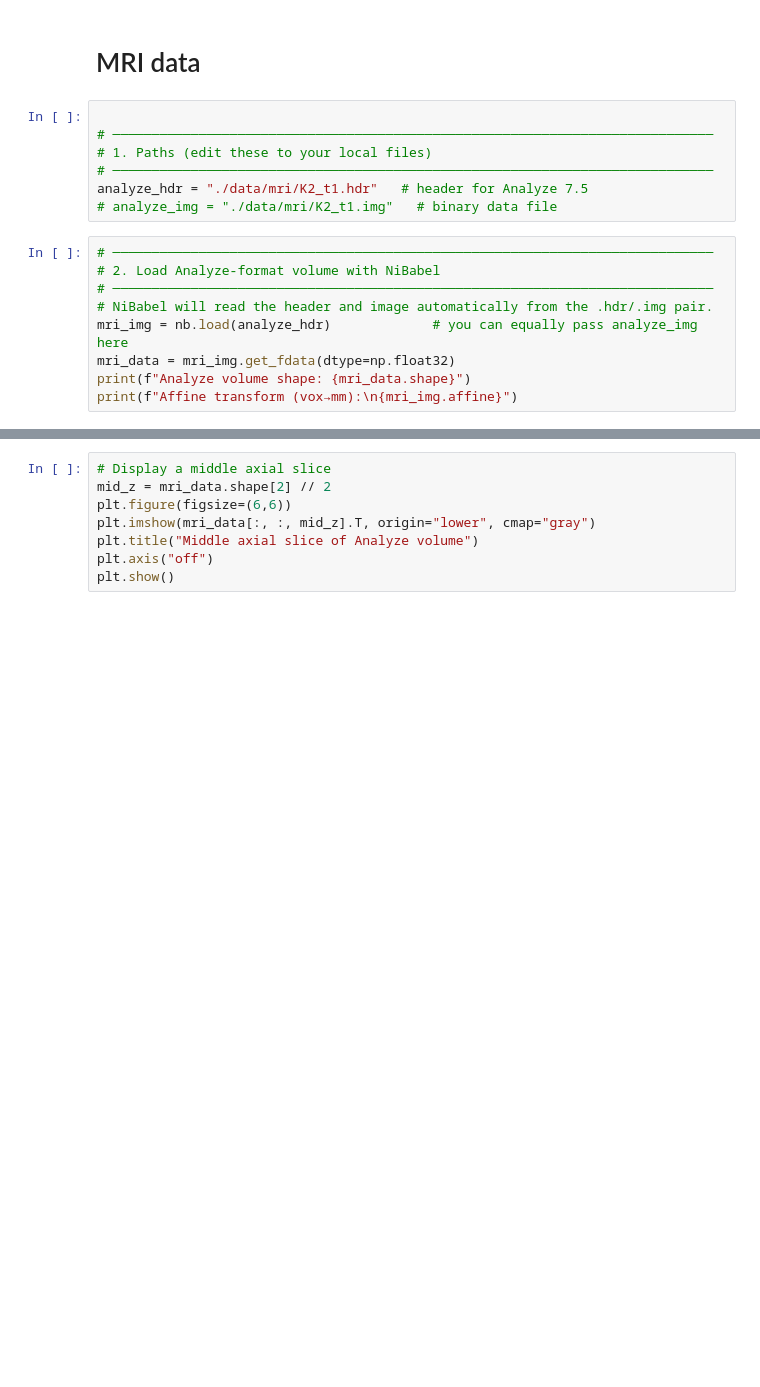
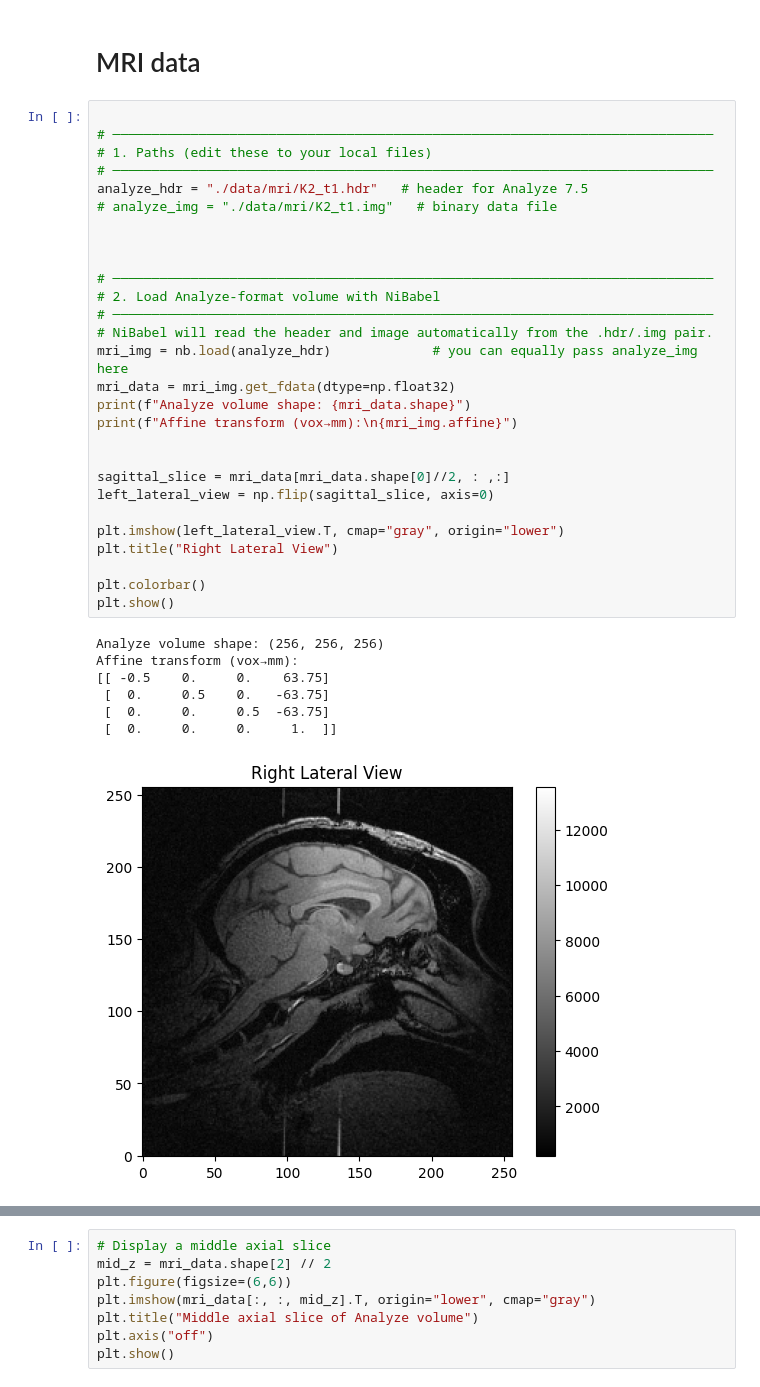
Before and after one commit to efwoods/Neural-Movement-Stimulation-VS-Suppression, a Jupyter notebook: data_analysis.ipynb, the cells around one changed output, grey strips where cells are left out. Saved outputs shown, nothing was run; the diff lists cells and outputs as text; blank space fills up the shorter version.

```diff
--- a/data_analysis.ipynb
+++ b/data_analysis.ipynb
@@ -137,18 +153,38 @@ Error:
 # %% [markdown]
 # MRI data
-# %%
-
-# ─────────────────────────────────────────────────────────────────────────────
-# 1. Paths (edit these to your local files)
-# ─────────────────────────────────────────────────────────────────────────────
-analyze_hdr = "./data/mri/K2_t1.hdr"   # header for Analyze 7.5
-# analyze_img = "./data/mri/K2_t1.img"   # binary data file
 # %%
+
+# ─────────────────────────────────────────────────────────────────────────────
+# 1. Paths (edit these to your local files)
+# ─────────────────────────────────────────────────────────────────────────────
+analyze_hdr = "./data/mri/K2_t1.hdr"   # header for Analyze 7.5
+# analyze_img = "./data/mri/K2_t1.img"   # binary data file
+
+
+
 # ─────────────────────────────────────────────────────────────────────────────
 # 2. Load Analyze-format volume with NiBabel
 # ─────────────────────────────────────────────────────────────────────────────
 # NiBabel will read the header and image automatically from the .hdr/.img pair.
 mri_img = nb.load(analyze_hdr)             # you can equally pass analyze_img here
 mri_data = mri_img.get_fdata(dtype=np.float32)
 print(f"Analyze volume shape: {mri_data.shape}")
 print(f"Affine transform (vox→mm):\n{mri_img.affine}")
+
+
+sagittal_slice = mri_data[mri_data.shape[0]//2, : ,:]
+left_lateral_view = np.flip(sagittal_slice, axis=0)
+
+plt.imshow(left_lateral_view.T, cmap="gray", origin="lower")
+plt.title("Right Lateral View")
+
+plt.colorbar()
+plt.show()
+# %% [output]
+Analyze volume shape: (256, 256, 256)
+Affine transform (vox→mm):
+[[ -0.5    0.     0.    63.75]
+ [  0.     0.5    0.   -63.75]
+ [  0.     0.     0.5  -63.75]
+ [  0.     0.     0.     1.  ]]
+[figure, added]
```
Also changed, not shown: parts of 12 cells of this notebook, 10 other files.
